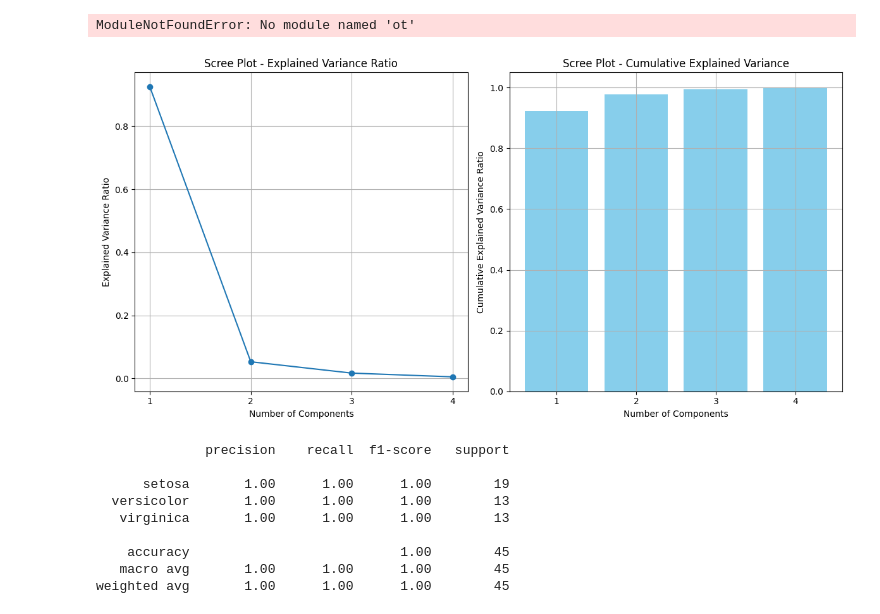
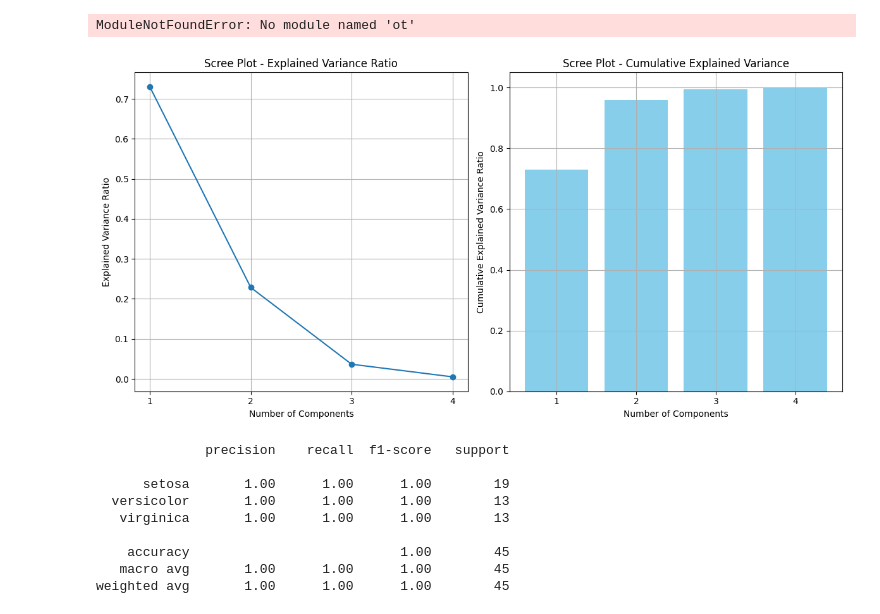
Before and after one commit to Versus-91/aitoolkit, a Jupyter notebook: test.ipynb, the cells around one changed output. Cells and saved outputs as stored; diff of their text form; code cells hidden in the pictures.

```diff
--- a/test.ipynb
+++ b/test.ipynb
@@ -686,36 +686,36 @@ X_scaled = scaler.fit_transform(X)
 
 # Perform PCA
 pca = PCA()
-X_pca = pca.fit_transform(X)
+X_pca = pca.fit_transform(X_scaled)
 
 # Explained variance ratio
 explained_variance_ratio = pca.explained_variance_ratio_
 
 # Scree plot with both line and histogram
 plt.figure(figsize=(12, 6))
 
 # Line plot
 plt.subplot(1, 2, 1)
 plt.plot(np.arange(1, pca.n_components_ + 1), explained_variance_ratio, marker='o', linestyle='-')
 plt.xlabel('Number of Components')
 plt.ylabel('Explained Variance Ratio')
 plt.title('Scree Plot - Explained Variance Ratio')
 plt.xticks(np.arange(1, pca.n_components_ + 1))
 plt.grid(True)
 
 # Histogram
 plt.subplot(1, 2, 2)
 plt.bar(np.arange(1, pca.n_components_ + 1), np.cumsum(explained_variance_ratio), color='skyblue')
 plt.xlabel('Number of Components')
 plt.ylabel('Cumulative Explained Variance Ratio')
 plt.title('Scree Plot - Cumulative Explained Variance')
 plt.xticks(np.arange(1, pca.n_components_ + 1))
 plt.grid(True)
 
 plt.tight_layout()
 plt.show()
 # %% [output]
-[figure, old version]
+[figure, new version]
 # %%
 from sklearn.datasets import load_iris
 from sklearn.model_selection import train_test_split
```
Also changed, not shown: 2 other files.
